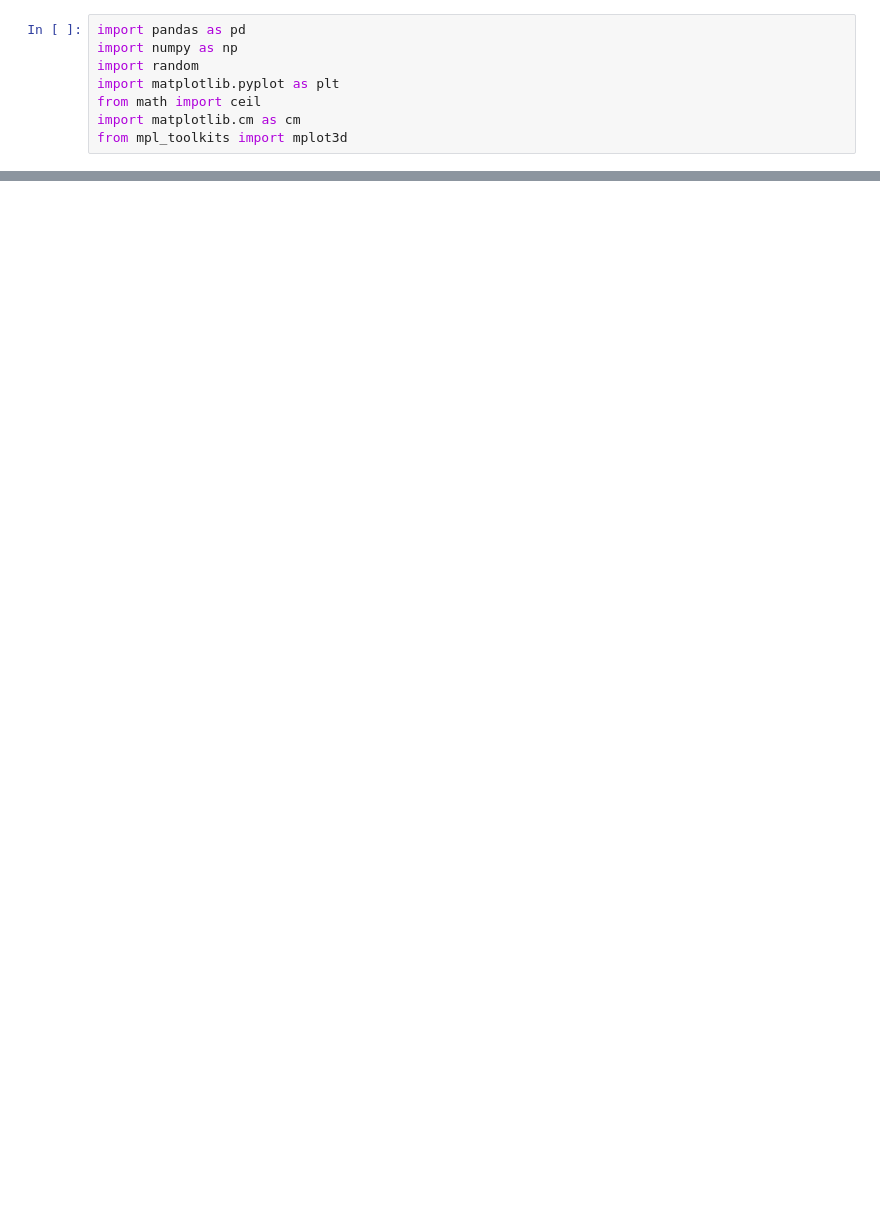
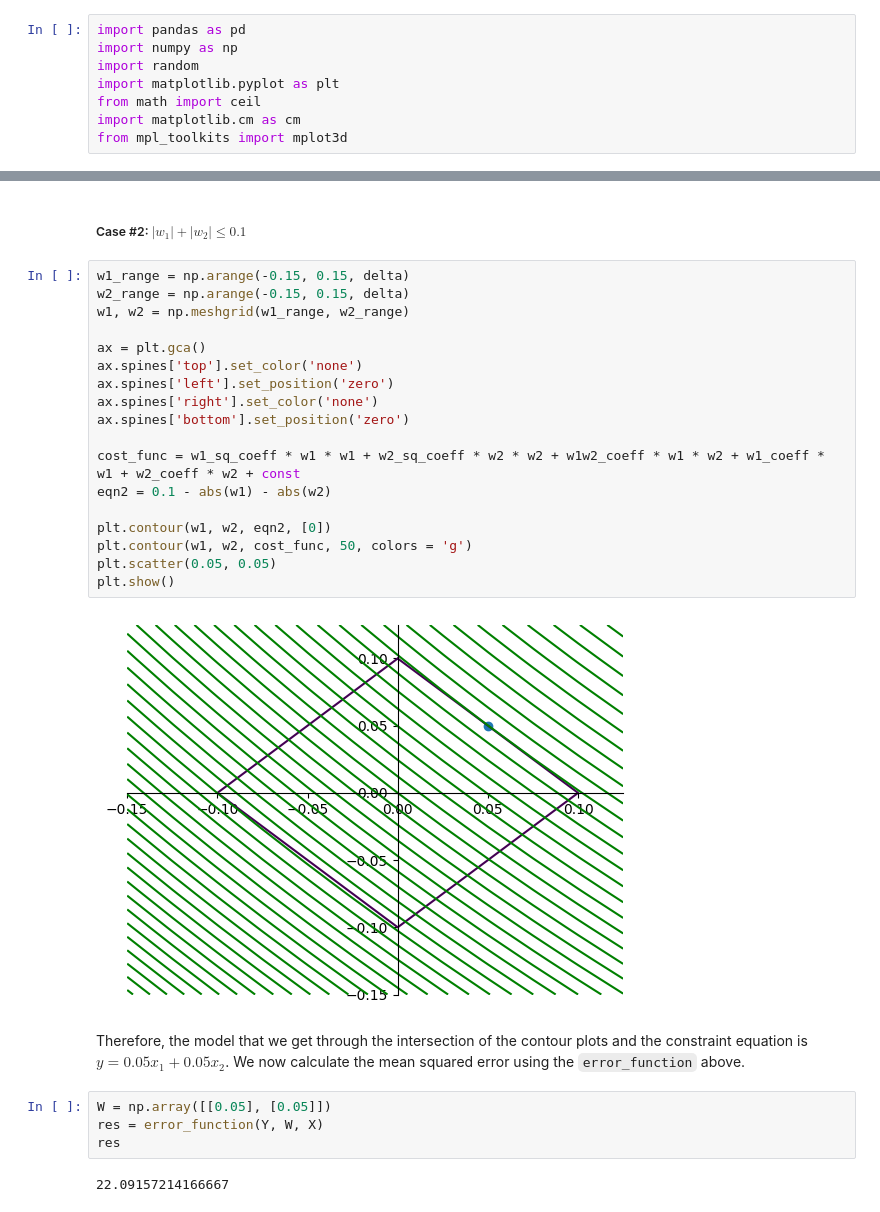
Before and after one commit to mokshith002/FODS-Assignment-1, a Jupyter notebook: 1C.ipynb, the cells around one changed output, grey strips where cells are left out. Cells and saved outputs as stored; diff of their text form; blank space fills up the shorter version.

```diff
--- a/1C.ipynb
+++ b/1C.ipynb
@@ -29,0 +121,30 @@ Z = (Z1 - Z2) * 2
+# %% [markdown]
+##### Case #2: $|w_1| + |w_2| \le 0.1$
+# %%
+w1_range = np.arange(-0.15, 0.15, delta)
+w2_range = np.arange(-0.15, 0.15, delta)
+w1, w2 = np.meshgrid(w1_range, w2_range)
+
+ax = plt.gca()
+ax.spines['top'].set_color('none')
+ax.spines['left'].set_position('zero')
+ax.spines['right'].set_color('none')
+ax.spines['bottom'].set_position('zero')
+
+cost_func = w1_sq_coeff * w1 * w1 + w2_sq_coeff * w2 * w2 + w1w2_coeff * w1 * w2 + w1_coeff * w1 + w2_coeff * w2 + const
+eqn2 = 0.1 - abs(w1) - abs(w2)
+
+plt.contour(w1, w2, eqn2, [0])
+plt.contour(w1, w2, cost_func, 50, colors = 'g')
+plt.scatter(0.05, 0.05)
+plt.show()
+# %% [output]
+[figure, added]
+# %% [markdown]
+Therefore, the model that we get through the intersection of the contour plots and the constraint equation is $y = 0.05x_1 + 0.05x_2$. We now calculate the mean squared error using the `error_function` above.
+# %%
+W = np.array([[0.05], [0.05]])
+res = error_function(Y, W, X)
+res
+# %% [output]
+22.09157214166667
```
Also changed, not shown: parts of 24 cells of this notebook.
